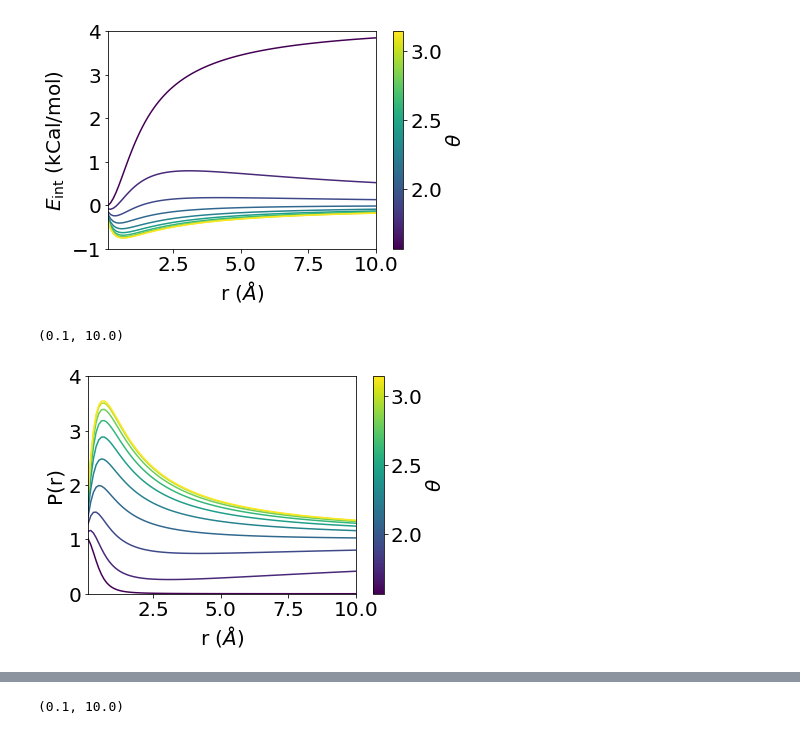
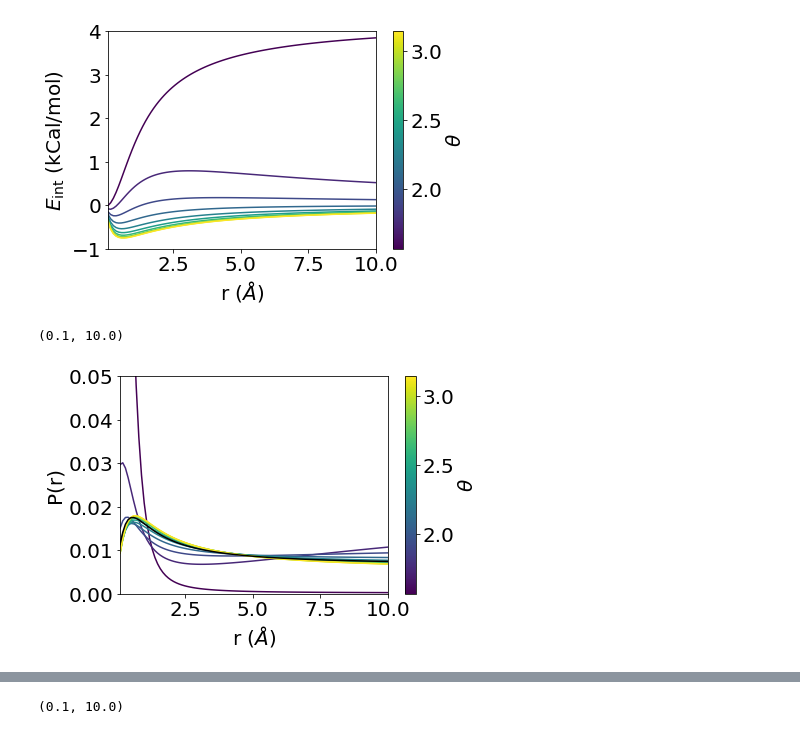
Before and after one commit to adodin/Ion-Pairing, a Jupyter notebook: Analytical/Analytical_Potentials.ipynb, the cells around one changed output, grey strips where cells are left out. Drawn from its saved outputs; the diff is of its cells as text; code cells hidden in the pictures.

```diff
--- a/Analytical/Analytical_Potentials.ipynb
+++ b/Analytical/Analytical_Potentials.ipynb
@@ -455,14 +455,18 @@ plt.xlim(r_min, r_max)
 # %%
 P_diel_int_sphere = np.exp(-V_diel_int_sphere/kT)
 
+
 ax = plt.subplot()
 for V, th in zip(P_diel_int_sphere, thetas):
-    ax.plot(rs, V,c=theta_cmap(theta_norm(th)))
+    ax.plot(rs, V/np.sum(V),c=theta_cmap(theta_norm(th)))
 plt.colorbar(cm.ScalarMappable(norm=theta_norm, cmap=theta_cmap), ax=ax, label=r'$\theta$')
+P_diel_int_tot = np.sum(P_diel_int_sphere, axis=0)
+P_diel_int_tot = P_diel_int_tot/np.sum(P_diel_int_tot)
+ax.plot(rs, P_diel_int_tot, c='k')
 plt.xlabel('r ($\AA$)')
 plt.ylabel('P(r)')
-plt.ylim(0, 4)
+plt.ylim(0, 0.05)
 plt.xlim(r_min, r_max)
 # %% [output]
 (0.1, 10.0)
-[figure, old version]
+[figure, new version]
```
Also changed, not shown: parts of 3 cells of this notebook, 3 other files.
